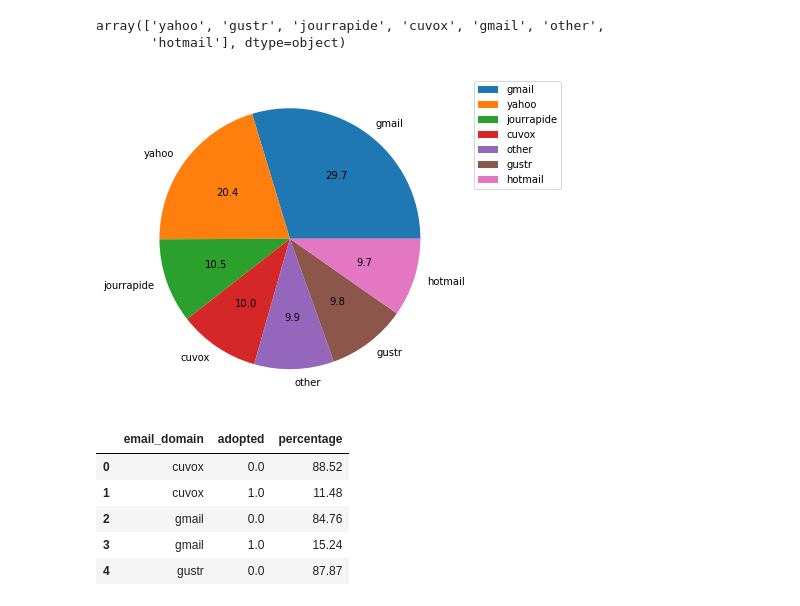
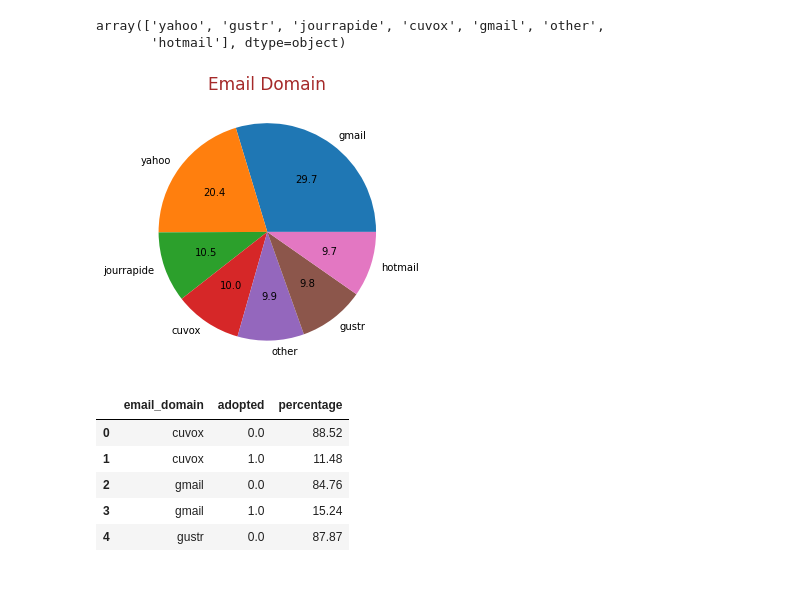
Before and after one commit to EnsiehBahrami/Mini-Projects, a Jupyter notebook: User_engagement/Relax.ipynb, the cells around one changed output. Drawn from its saved outputs; the diff is of its cells as text; code cells hidden in the pictures.

```diff
--- a/User_engagement/Relax.ipynb
+++ b/User_engagement/Relax.ipynb
@@ -498,12 +498,12 @@ array(['yahoo', 'gustr', 'jourrapide', 'cuvox', 'gmail', 'other',
 # %%
 domain_share = round(100 * df.email_domain.value_counts(normalize=True),2)
 
-plt.figure(figsize=(6,6))
+plt.figure(figsize=(5,5))
 plt.pie(domain_share, labels= domain_share.index, autopct= '%1.1f')
-plt.legend(loc= 'upper left', bbox_to_anchor= (1.05,1))
+plt.title('Email Domain', fontsize= 17, color='brown')
 plt.show()
 # %% [output]
-[figure, old version]
+[figure, new version]
 # %%
 email_domain = round(100 * df.groupby(['email_domain'])['adopted'].value_counts(normalize= True),2)
 email_domain = pd.DataFrame(email_domain)
```
Also changed, not shown: parts of 35 cells of this notebook.
